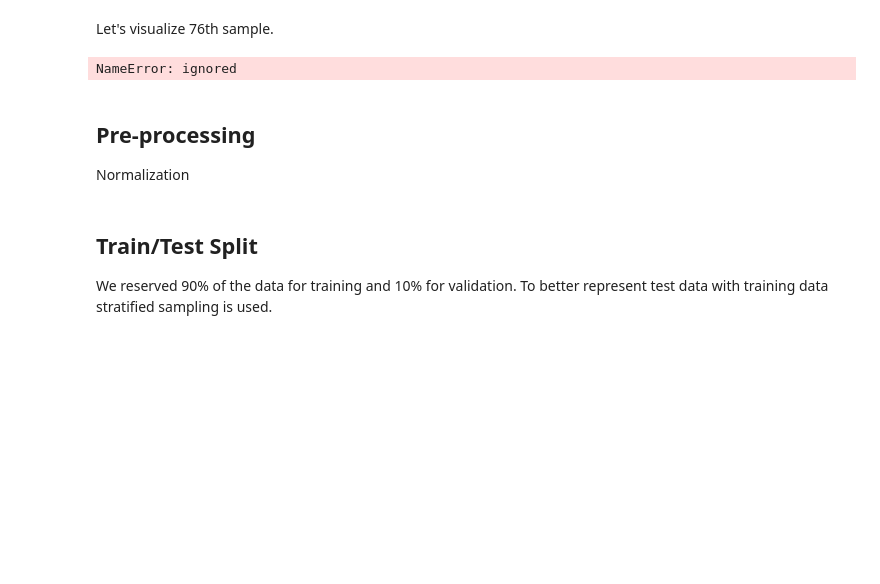
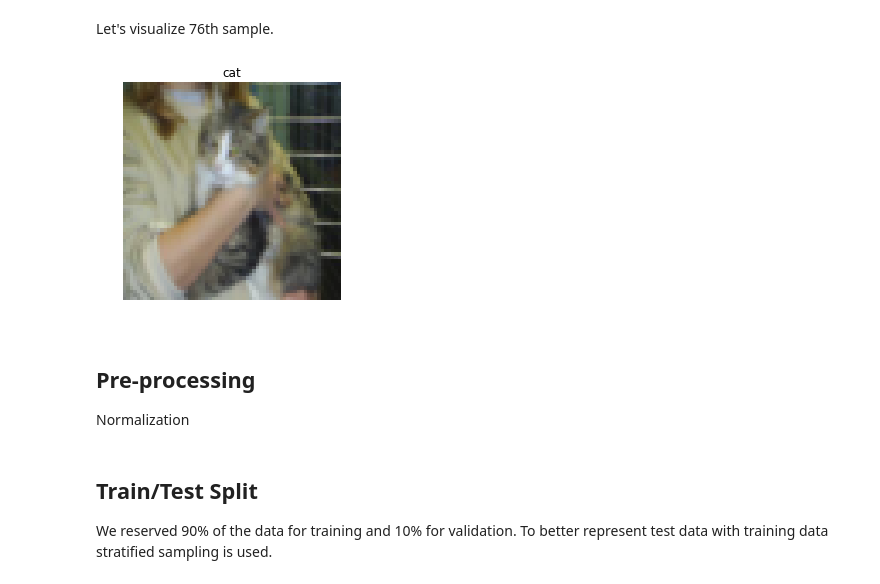
Before and after one commit to duyqu-chan/CS231n, a Jupyter notebook: Copy_of_CatDogClassification.ipynb, the cells around one changed output. Saved outputs shown, nothing was run; the diff lists cells and outputs as text; code cells hidden in the pictures; blank space fills up the shorter version.

```diff
--- a/Copy_of_CatDogClassification.ipynb
+++ b/Copy_of_CatDogClassification.ipynb
@@ -74,24 +74,24 @@ Let's visualize 76th sample.
 # %%
 import matplotlib
 import matplotlib.pyplot as plt
 
 sample_index = 76
 %matplotlib inline
 img = X[sample_index]/255 #normalize the image vector into 0-255 range
-labelArr = Y
+labelArr = Y[sample_index]
 
 #decode label
 if (labelArr == [1, 0]).all():
   label = "cat"
 else:
   label = "dog"
 
 plt.imshow(img, interpolation='nearest')
 plt.axis("off")
 plt.title(label)
 plt.show()
 # %% [output]
-NameError: ignored
+[figure, added]
 # %% [markdown]
 ## Pre-processing
 
```
Also changed, not shown: parts of 10 cells of this notebook.
